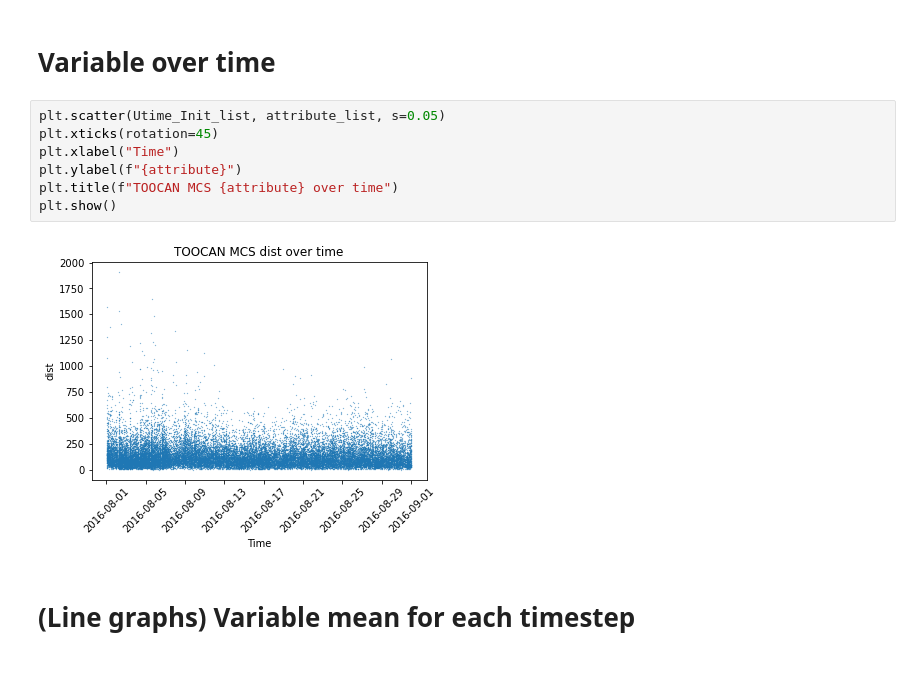
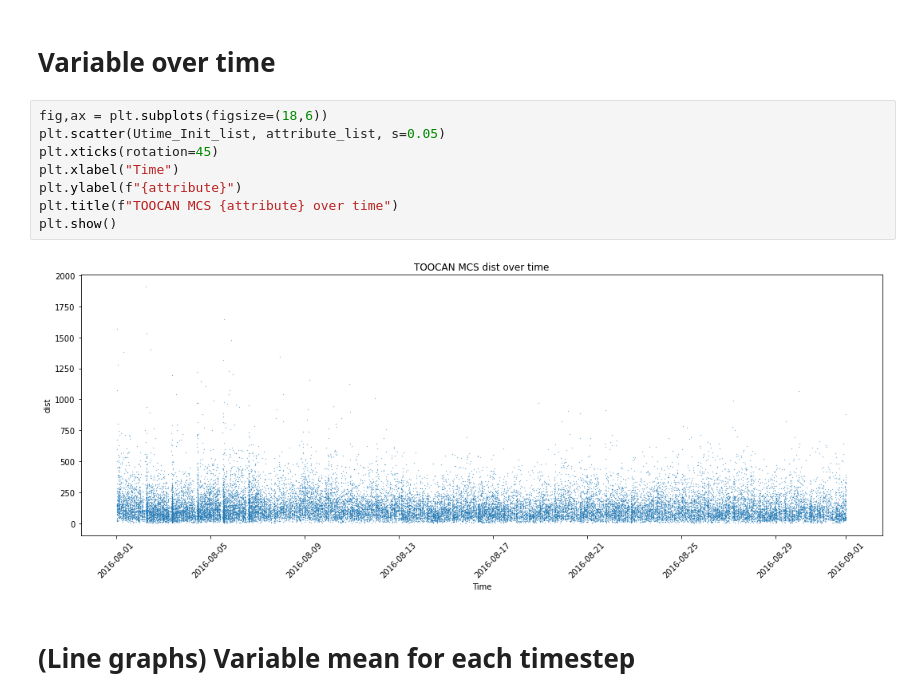
Before and after one commit to bfildier/stage-2023-rain-extremes-timing-intensity, a Jupyter notebook: scripts/start/MCS_properties/MCSprops_subregion.ipynb, the cells around one changed output. Saved outputs shown, nothing was run; the diff lists cells and outputs as text; blank space fills up the shorter version.

```diff
--- a/scripts/start/MCS_properties/MCSprops_subregion.ipynb
+++ b/scripts/start/MCS_properties/MCSprops_subregion.ipynb
@@ -272,14 +274,15 @@ plt.show()
 # %% [markdown]
 # Variable over time
 # %%
+fig,ax = plt.subplots(figsize=(18,6))
 plt.scatter(Utime_Init_list, attribute_list, s=0.05)
 plt.xticks(rotation=45)
 plt.xlabel("Time")
 plt.ylabel(f"{attribute}")
 plt.title(f"TOOCAN MCS {attribute} over time")
 plt.show()
 # %% [output]
-[figure, old version]
+[figure, new version]
 # %% [markdown]
 # (Line graphs) Variable mean for each timestep
 # %%
```
Also changed, not shown: parts of 12 cells of this notebook, 3 other files.
